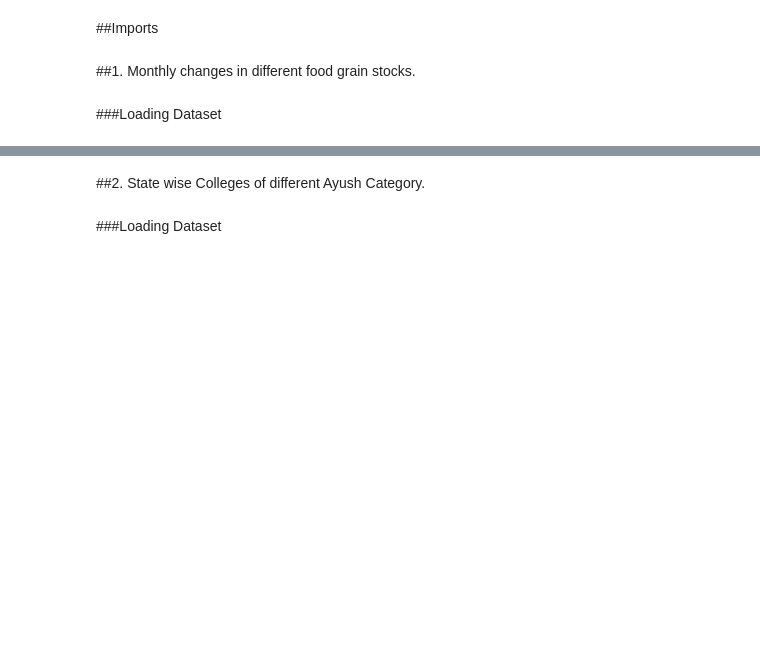
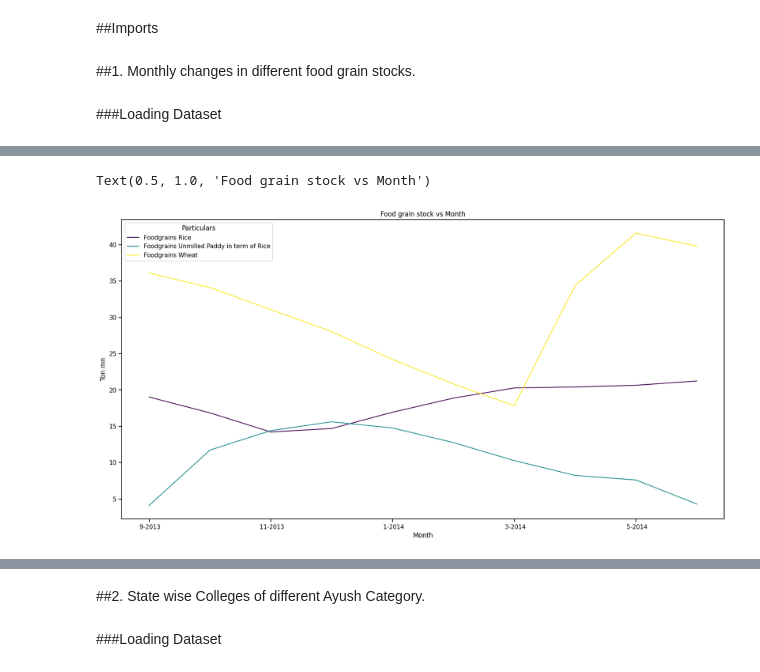
Before and after one commit to CyanTarantula/DV-Lab-4, a Jupyter notebook: B20AI050_DV_Lab4.ipynb, the cells around one changed output, grey strips where cells are left out. Cells and saved outputs as stored; diff of their text form; code cells hidden in the pictures; blank space fills up the shorter version.

```diff
--- a/B20AI050_DV_Lab4.ipynb
+++ b/B20AI050_DV_Lab4.ipynb
@@ -32,0 +66,8 @@ df1_pivot
+# %%
+df1_T.plot(kind='line', x='Month', figsize=(20, 10), cmap='viridis')
+plt.xlabel('Month')
+plt.ylabel('Ton mn')
+plt.title('Food grain stock vs Month')
+# %% [output]
+Text(0.5, 1.0, 'Food grain stock vs Month')
+[figure, added]
```
Also changed, not shown: parts of 4 cells of this notebook.
